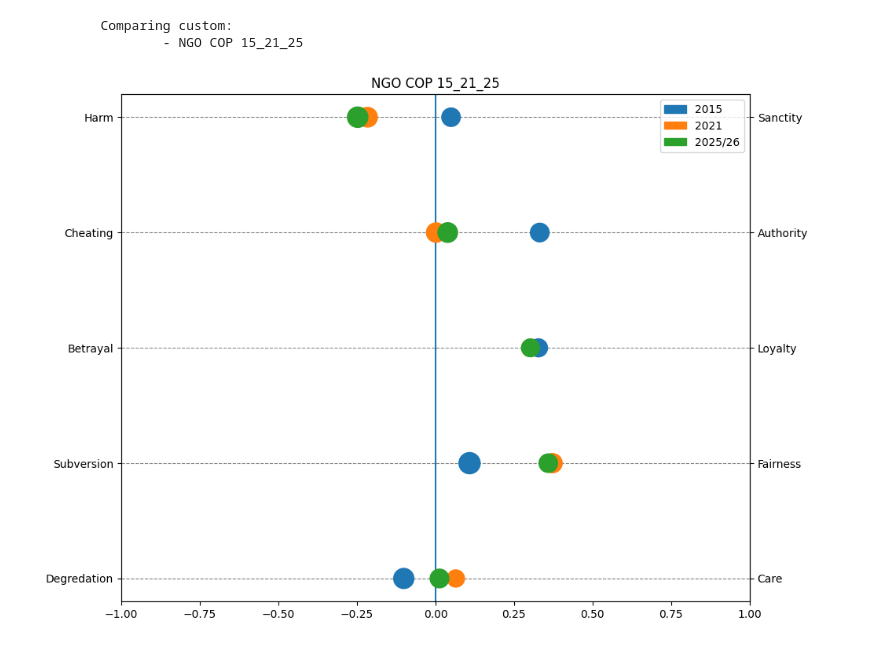
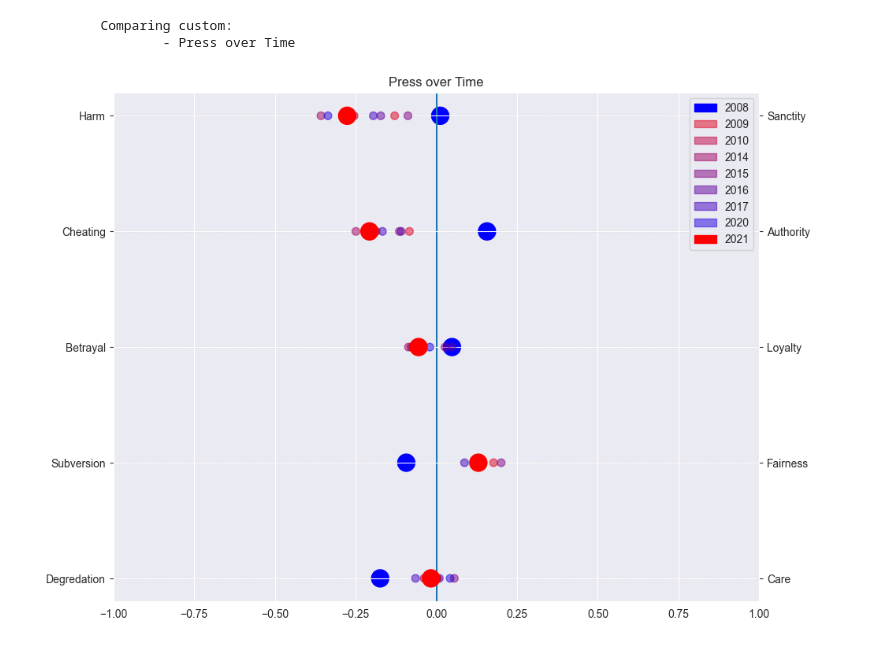
Before and after one commit to NicoOhler/wikipedia_framing_analysis, a Jupyter notebook: analyze.ipynb, the cells around one changed output. Saved outputs shown, nothing was run; the diff lists cells and outputs as text; code cells hidden in the pictures.

```diff
--- a/analyze.ipynb
+++ b/analyze.ipynb
@@ -144,26 +142,18 @@ normalize_files("COP/dumps/cluster/dimensions", "COP/dumps/cluster/dimensions_no
 # %%
 def create_custom_color_list(num_years):
-    # Define blue and red colors
     blue = mcolors.to_rgba("blue", alpha=1.0)
     red = mcolors.to_rgba("red", alpha=1.0)
 
-    # Create a list of colors
     colors = []
     for i in range(num_years):
         if i == 0:
-            # First color fully opaque blue
             blended_color = blue
         elif i == num_years - 1:
-            # Last color fully opaque red
             blended_color = red
         else:
-            # Calculate opacity based on year (higher year -> lower opacity)
             opacity = 1.0 - i / (num_years - 1)
-            # Blend blue and red based on opacity
             blended_color = tuple((1 - opacity) * b + opacity * r for b, r in zip(blue, red))
-            # Adjust alpha for intermediate colors to make them semi-transparent
-            blended_color = blended_color[:3] + (0.5,)  # Setting alpha to 0.5
-
+            blended_color = blended_color[:3] + (0.5,)
         colors.append(blended_color)
 
     return colors
@@ -172,7 +162,7 @@ def compare_plots(dfs, titles, colors=None, fade=True, save=False, compare=None,
         if fade:
             colors = create_custom_color_list(len(titles))
         else:
-            if len(titles) > 10:
+            if len(dfs) > 10:
                 colors = sns.color_palette("husl", len(titles))
             else:
                 colors=list(mcolors.TABLEAU_COLORS)
@@ -180,8 +170,8 @@ def compare_plots(dfs, titles, colors=None, fade=True, save=False, compare=None,
     data_dfs = []
     if var:
         for df in dfs:
-            var_df = df.iloc[0:1]  # First row
-            data_df = df.iloc[1:2]  # Second row
+            var_df = df.iloc[0:1]
+            data_df = df.iloc[1:2]
             var_dfs.append(var_df)
             data_dfs.append(data_df)
 
@@ -237,38 +227,50 @@ def compareCustom(save_path,df_paths, custom_names=None, title=None,fade=True,va
     print(f"\tComparing custom: ")
     dfs = []
     names = []
     for path in df_paths:
         dfs.append(pd.read_csv(path, header=[0, 1]))
         names.append(os.path.splitext(os.path.basename(path))[0])
     if custom_names is not None:
         names = custom_names
     if title is None:
         title = f"Comparing {names[0]}"
         for name in names[1:]:
             title += f" and {name}"
     g = compare_plots(dfs, names,fade=fade,var=var)
     plt.title(title)
     print(f"\t\t- " + str(title))
     plt.savefig(
         save_path + title + ".png",
         bbox_inches="tight",
     )
 
 
 
 paths = [
-    "COP/dumps/cluster/dimensions_normalized_var/NGO_COP15_dimensions_norm.csv",
-    "COP/dumps/cluster/dimensions_normalized_var/NGO_COP21_dimensions_norm.csv",
-    "COP/dumps/cluster/dimensions_normalized_var/NGO_COP25_26_dimensions_norm.csv",
+    "COP/dumps/cluster/dimensions_normalized/Presse_2008_dimensions_norm.csv",
+    "COP/dumps/cluster/dimensions_normalized/Presse_2009_dimensions_norm.csv",
+    "COP/dumps/cluster/dimensions_normalized/Presse_2010_dimensions_norm.csv",
+    "COP/dumps/cluster/dimensions_normalized/Presse_2014_dimensions_norm.csv",
+    "COP/dumps/cluster/dimensions_normalized/Presse_2015_dimensions_norm.csv",
+    "COP/dumps/cluster/dimensions_normalized/Presse_2016_dimensions_norm.csv",
+    "COP/dumps/cluster/dimensions_normalized/Presse_2017_dimensions_norm.csv",
+    "COP/dumps/cluster/dimensions_normalized/Presse_2020_dimensions_norm.csv",
+    "COP/dumps/cluster/dimensions_normalized/Presse_2021_dimensions_norm.csv"
 ]
 
 custom_names = [
+    "2008",
+    "2009",
+    "2010",
+    "2014",
     "2015",
-    "2021",
-    "2025/26",
+    "2016",
+    "2017",
+    "2020",
+    "2021"
 ]
-compareCustom("COP/plots/custom_compare/",paths,custom_names=custom_names, title="NGO COP 15_21_25",fade=False,var=True)
+compareCustom("COP/plots/custom_compare/",paths,custom_names=custom_names, title="Press over Time",fade=True,var=False)
 # %% [output]
         Comparing custom:
-                - NGO COP 15_21_25
+                - Press over Time
-[figure, old version]
+[figure, new version]
```
Also changed, not shown: parts of 2 cells of this notebook.
